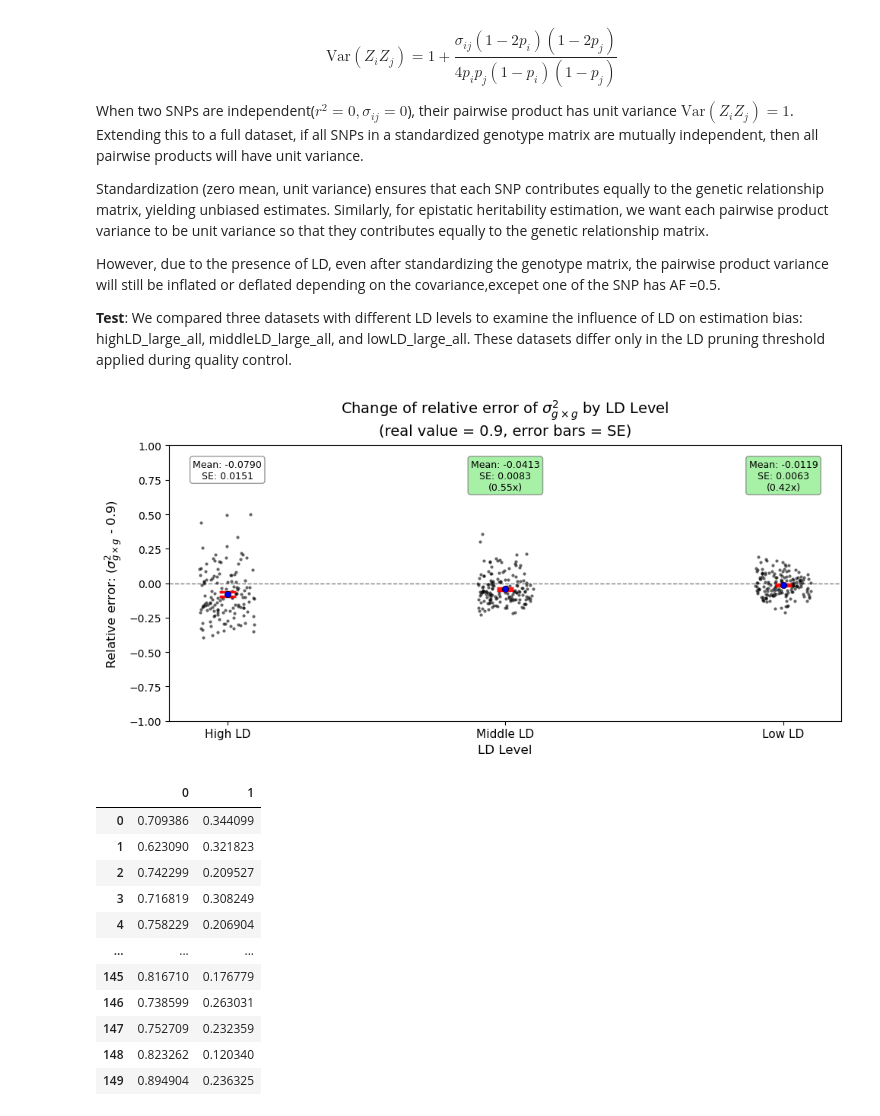
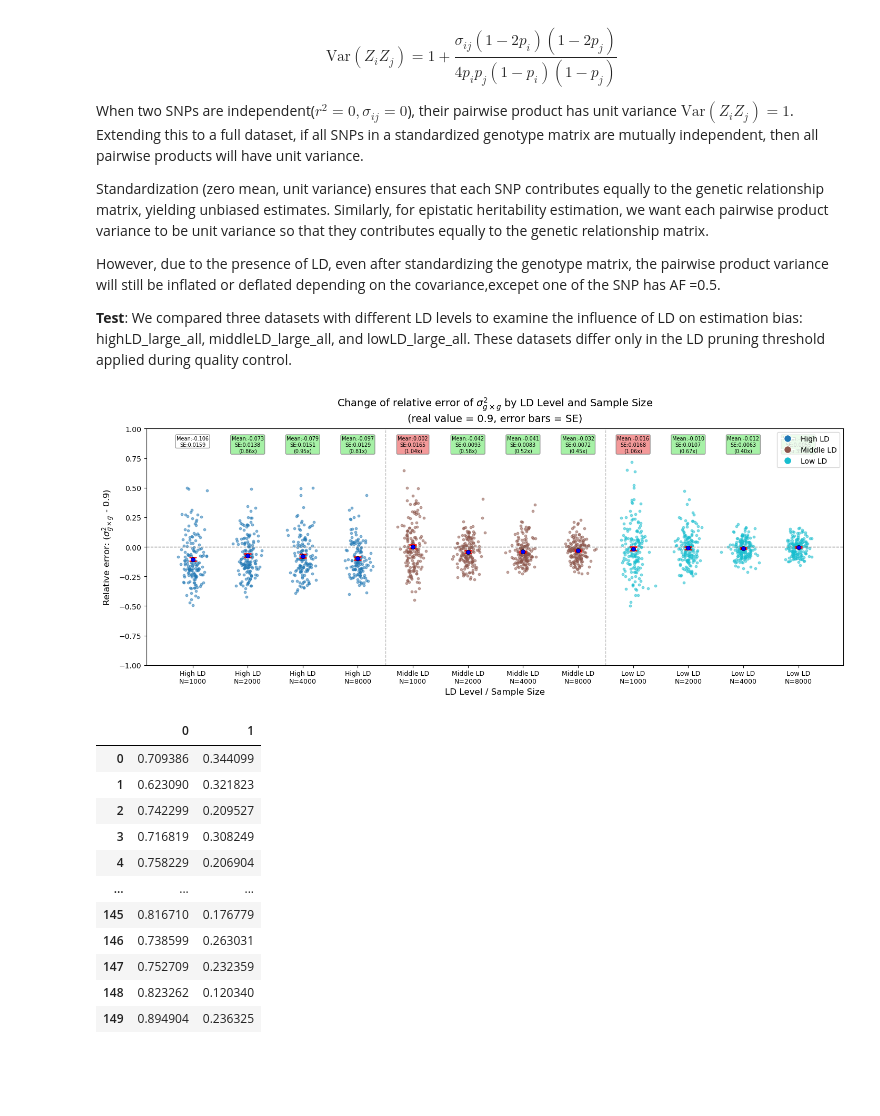
Before and after one commit to border-lab/Full-gene-level-GxG-Estimation, a Jupyter notebook: Experiments/solve_ContiguousSNP.ipynb, the cells around one changed output. Saved outputs shown, nothing was run; the diff lists cells and outputs as text; code cells hidden in the pictures; blank space fills up the shorter version.

```diff
--- a/Experiments/solve_ContiguousSNP.ipynb
+++ b/Experiments/solve_ContiguousSNP.ipynb
@@ -197,22 +197,24 @@ lowLD_largeDataset_allVariants = read_MoM_results(individual_sizes,"../test_data
 lowLD_largeDataset_commonVariants = read_MoM_results(individual_sizes,"../test_data/All_simulation_result","lowLD_largeDataset_commonVariants",1800)
 lowLD_smallDataset_allVariants = read_MoM_results(individual_sizes,"../test_data/All_simulation_result","lowLD_smallDataset_allVariants",600)
 lowLD_smallDataset_commonVariants = read_MoM_results(individual_sizes,"../test_data/All_simulation_result","lowLD_smallDataset_commonVariants",600)
-
-
-
-test_LDlevel = [highLD_largeDataset_allVariants[4000] ,middleLD_largeDataset_allVariants[4000], lowLD_largeDataset_allVariants[4000]]
-plot_relative_error_across_groups(
-    *test_LDlevel,
-    x_labels=["High LD", "Middle LD", "Low LD"],  # Pass the actual list here
-    col_num=0,
-    real_value=0.9,
-    ymin=-1,
-    ymax=1,
-    x_axis_name="LD Level",  # Changed to be more descriptive
-    save_path=None
-)
-# %% [output]
-[figure, removed]
+# %%
+individual_sizes = [1000, 2000, 4000, 8000]
+x_labels = ["High LD", "Middle LD", "Low LD"]
+
+plot_relative_error_across_groups_combined(
+    highLD_largeDataset_allVariants,
+    middleLD_largeDataset_allVariants,
+    lowLD_largeDataset_allVariants,
+    x_labels=x_labels,
+    individual_sizes=individual_sizes,
+    col_num=0,
+    real_value=0.9,
+    ymin=-1,
+    ymax=1,
+    x_axis_name="LD Level"
+)
+# %% [output]
+[figure, added]
 # %%
 # %% [output]
 |  | 0 | 1 |
```
Also changed, not shown: 1 other file.
